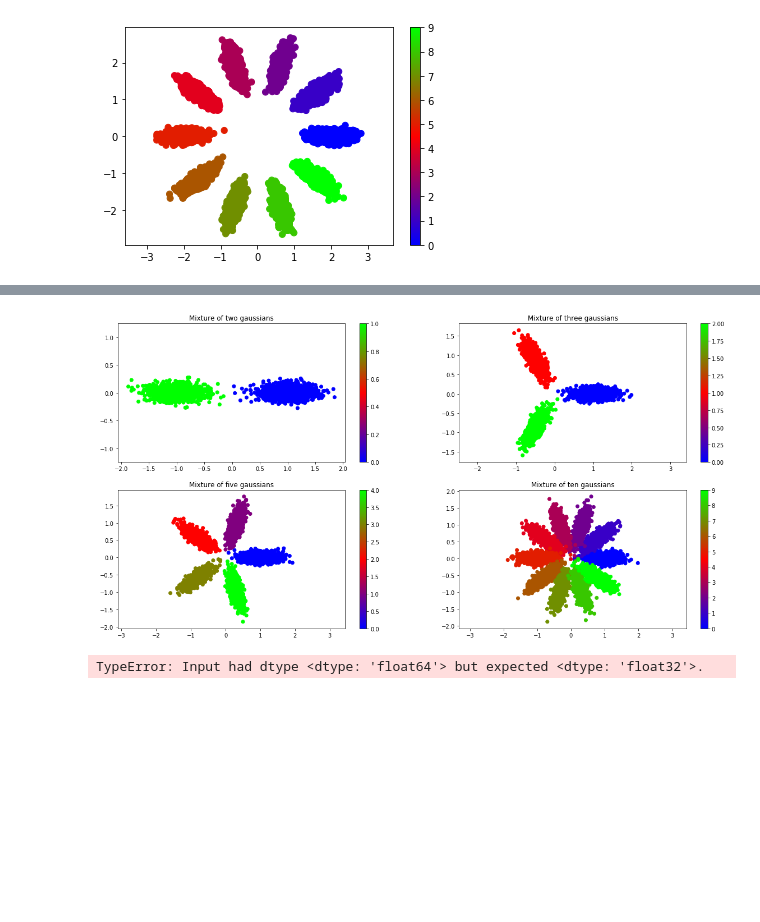
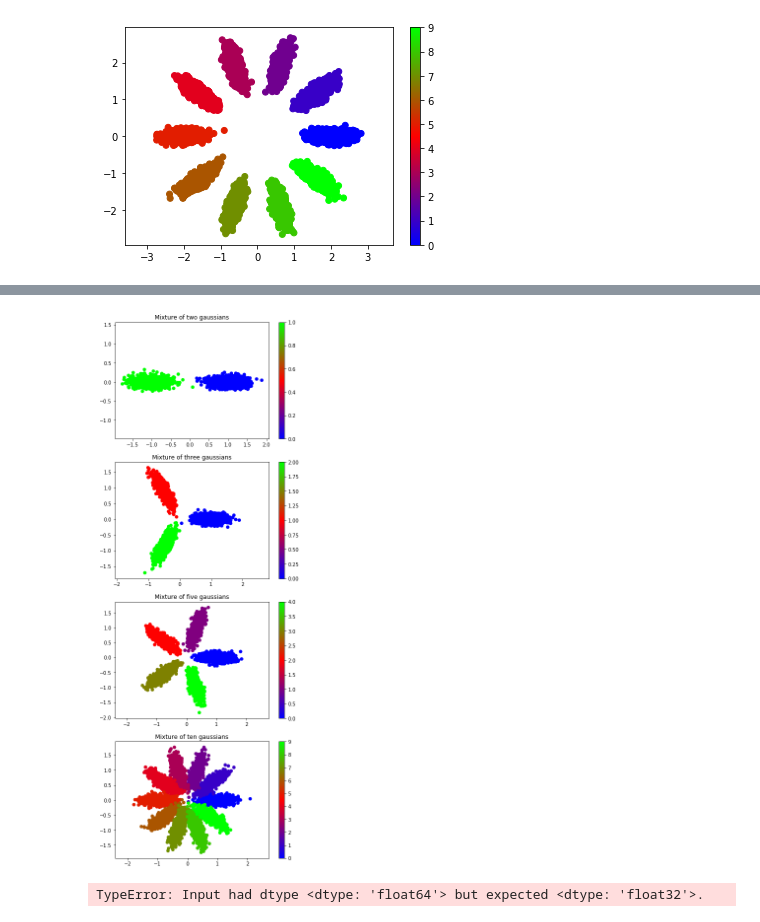
Before and after one commit to macjankowski/vae_models, a Jupyter notebook: pub2/create_mixture.ipynb, the cells around one changed output, grey strips where cells are left out. Drawn from its saved outputs; the diff is of its cells as text; code cells hidden in the pictures; blank space fills up the shorter version.

```diff
--- a/pub2/create_mixture.ipynb
+++ b/pub2/create_mixture.ipynb
@@ -270,5 +339,5 @@ plot_samples(samples)
 # %%
-plt.figure(figsize=(20,10))
+plt.figure(figsize=(7,20))
 
 init_cov = np.array([
     [0.07,0.0],
@@ -276,7 +345,7 @@ init_cov = np.array([
 ], dtype="float64")
 r=1.0
 
-plt.subplot(2, 2, 1)
+plt.subplot(4, 1, 1)
 K=2
 betas = np.ones(K)/K
 init_angles = [(2 * i * np.pi) / K for i in range(K)]
@@ -288,7 +357,7 @@ plt.title('Mixture of two gaussians')
 plt.colorbar()
 plt.axis('equal')
 
-plt.subplot(2, 2, 2)
+plt.subplot(4, 1, 2)
 K=3
 betas = np.ones(K)/K
 init_angles = [(2 * i * np.pi) / K for i in range(K)]
@@ -297,36 +366,39 @@ s_gmm = StaticGmmOnCircle(tf.unstack(thetas), init_cov, r=r, K=K, betas=betas)
 samples = s_gmm.generate_samples(1000)
 plt.scatter(samples[:, 0], samples[:, 1], c=samples[:, 2], cmap='brg')
 plt.title('Mixture of three gaussians')
 plt.colorbar()
 plt.axis('equal')
 
-plt.subplot(2, 2, 3)
+plt.subplot(4, 1, 3)
 K=5
 betas = np.ones(K)/K
 init_angles = [(2 * i * np.pi) / K for i in range(K)]
 thetas = tf.get_variable(initializer=init_angles, name="thetas")
 s_gmm = StaticGmmOnCircle(tf.unstack(thetas), init_cov, r=r, K=K, betas=betas)
 samples = s_gmm.generate_samples(1000)
 plt.scatter(samples[:, 0], samples[:, 1], c=samples[:, 2], cmap='brg')
 plt.title('Mixture of five gaussians')
 plt.colorbar()
 plt.axis('equal')
 
-plt.subplot(2, 2, 4)
+plt.subplot(4, 1, 4)
 K=10
 betas = np.ones(K)/K
 init_angles = [(2 * i * np.pi) / K for i in range(K)]
 thetas = tf.get_variable(initializer=init_angles, name="thetas")
 s_gmm = StaticGmmOnCircle(tf.unstack(thetas), init_cov, r=r, K=K, betas=betas)
 samples = s_gmm.generate_samples(1000)
 plt.scatter(samples[:, 0], samples[:, 1], c=samples[:, 2], cmap='brg')
 plt.title('Mixture of ten gaussians')
 plt.colorbar()
 plt.axis('equal')
 
+# plt.savefig('/Users/mjankowski/work/vae_lib/tex/svae_publication_cscc/images/gaussian_mixtures_synthetic_2_columns.png', bbox_inches='tight')
+
+
 plt.show()
 # %% [output]
-[figure, old version]
+[figure, new version]
 # %%
 # z = [[-1.0 , 0. ]]
 z = tf.convert_to_tensor([[1., 4.],
```
Also changed, not shown: parts of 1 cell of this notebook, 11 other files.
